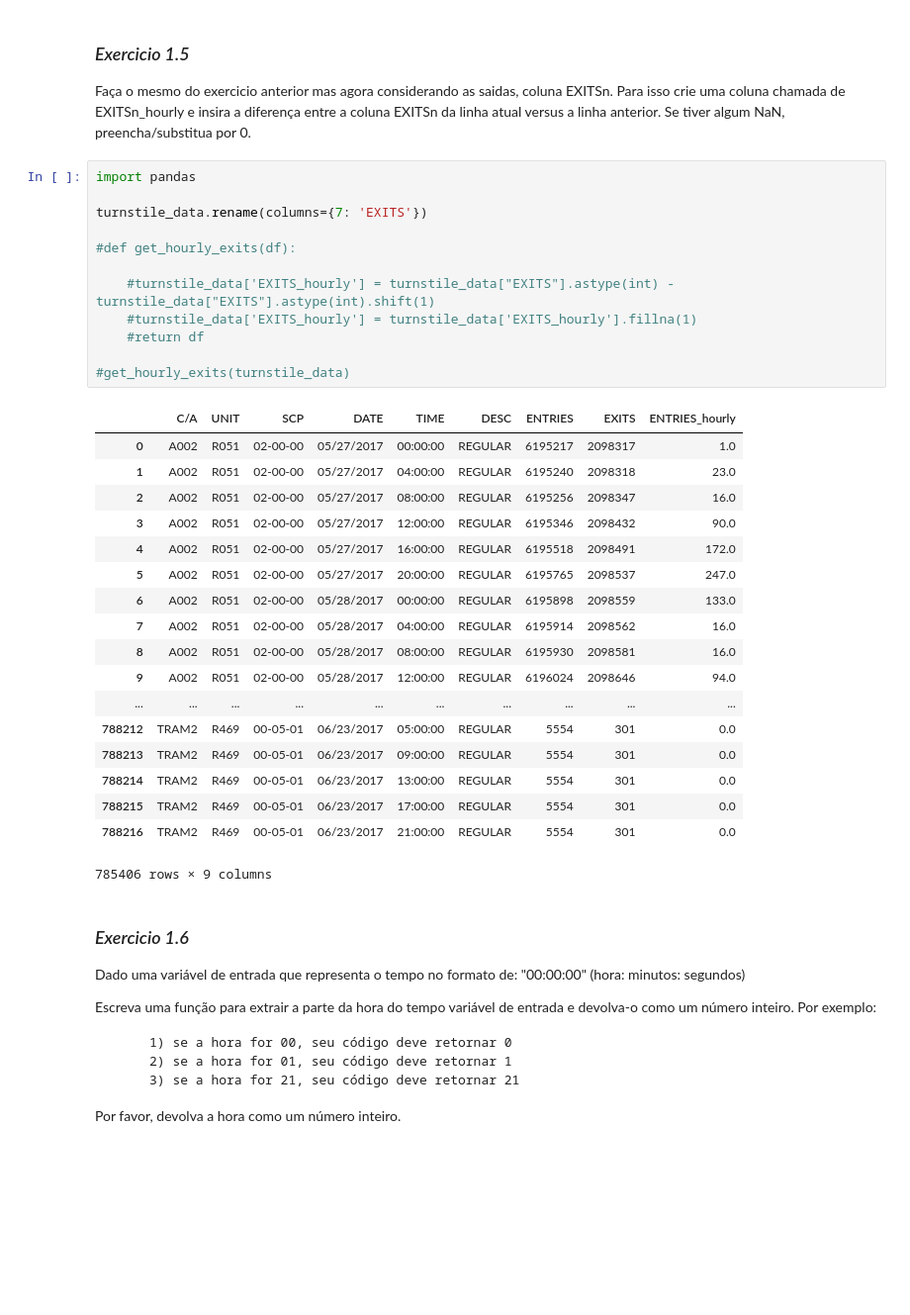
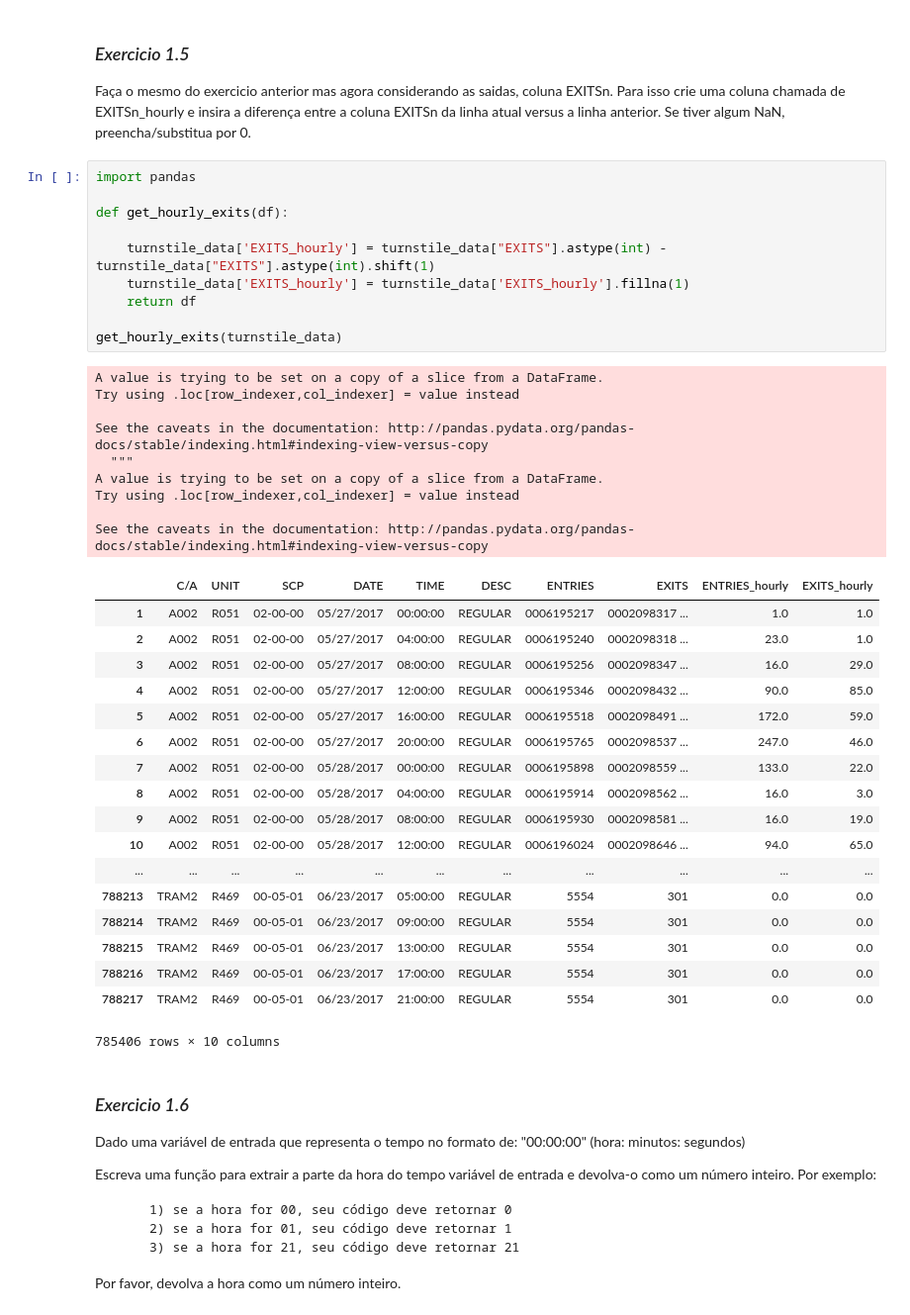
Before and after one commit to mlamarques/Analisando-dados-do-Metro-de-NY, a Jupyter notebook: analyzing-subway-data-ndfdsi.ipynb, the cells around one changed output. Shown at 99% size. Saved outputs shown, nothing was run; the diff lists cells and outputs as text; blank space fills up the shorter version.

```diff
--- a/analyzing-subway-data-ndfdsi.ipynb
+++ b/analyzing-subway-data-ndfdsi.ipynb
@@ -321,34 +321,41 @@ Para isso crie uma coluna chamada de EXITSn_hourly e insira a diferença entre a
 # %%
 import pandas
 
-turnstile_data.rename(columns={7: 'EXITS'})
+def get_hourly_exits(df):
 
-#def get_hourly_exits(df):
+    turnstile_data['EXITS_hourly'] = turnstile_data["EXITS"].astype(int) - turnstile_data["EXITS"].astype(int).shift(1)
+    turnstile_data['EXITS_hourly'] = turnstile_data['EXITS_hourly'].fillna(1)
+    return df
 
-    #turnstile_data['EXITS_hourly'] = turnstile_data["EXITS"].astype(int) - turnstile_data["EXITS"].astype(int).shift(1)
-    #turnstile_data['EXITS_hourly'] = turnstile_data['EXITS_hourly'].fillna(1)
-    #return df
-
-#get_hourly_exits(turnstile_data)
+get_hourly_exits(turnstile_data)
 # %% [output]
+A value is trying to be set on a copy of a slice from a DataFrame.
+Try using .loc[row_indexer,col_indexer] = value instead
+
+See the caveats in the documentation: http://pandas.pydata.org/pandas-docs/stable/indexing.html#indexing-view-versus-copy
+  """
+A value is trying to be set on a copy of a slice from a DataFrame.
+Try using .loc[row_indexer,col_indexer] = value instead
+
+See the caveats in the documentation: http://pandas.pydata.org/pandas-docs/stable/indexing.html#indexing-view-versus-copy
-|  | C/A | UNIT | SCP | DATE | TIME | DESC | ENTRIES | EXITS | ENTRIES_hourly |
-| 0 | A002 | R051 | 02-00-00 | 05/27/2017 | 00:00:00 | REGULAR | 6195217 | 2098317 | 1.0 |
-| 1 | A002 | R051 | 02-00-00 | 05/27/2017 | 04:00:00 | REGULAR | 6195240 | 2098318 | 23.0 |
-| 2 | A002 | R051 | 02-00-00 | 05/27/2017 | 08:00:00 | REGULAR | 6195256 | 2098347 | 16.0 |
-| 3 | A002 | R051 | 02-00-00 | 05/27/2017 | 12:00:00 | REGULAR | 6195346 | 2098432 | 90.0 |
-| 4 | A002 | R051 | 02-00-00 | 05/27/2017 | 16:00:00 | REGULAR | 6195518 | 2098491 | 172.0 |
-| 5 | A002 | R051 | 02-00-00 | 05/27/2017 | 20:00:00 | REGULAR | 6195765 | 2098537 | 247.0 |
-| 6 | A002 | R051 | 02-00-00 | 05/28/2017 | 00:00:00 | REGULAR | 6195898 | 2098559 | 133.0 |
-| 7 | A002 | R051 | 02-00-00 | 05/28/2017 | 04:00:00 | REGULAR | 6195914 | 2098562 | 16.0 |
-| 8 | A002 | R051 | 02-00-00 | 05/28/2017 | 08:00:00 | REGULAR | 6195930 | 2098581 | 16.0 |
-| 9 | A002 | R051 | 02-00-00 | 05/28/2017 | 12:00:00 | REGULAR | 6196024 | 2098646 | 94.0 |
-| ... | ... | ... | ... | ... | ... | ... | ... | ... | ... |
-| 788212 | TRAM2 | R469 | 00-05-01 | 06/23/2017 | 05:00:00 | REGULAR | 5554 | 301 | 0.0 |
-| 788213 | TRAM2 | R469 | 00-05-01 | 06/23/2017 | 09:00:00 | REGULAR | 5554 | 301 | 0.0 |
-| 788214 | TRAM2 | R469 | 00-05-01 | 06/23/2017 | 13:00:00 | REGULAR | 5554 | 301 | 0.0 |
-| 788215 | TRAM2 | R469 | 00-05-01 | 06/23/2017 | 17:00:00 | REGULAR | 5554 | 301 | 0.0 |
-| 788216 | TRAM2 | R469 | 00-05-01 | 06/23/2017 | 21:00:00 | REGULAR | 5554 | 301 | 0.0 |
+|  | C/A | UNIT | SCP | DATE | TIME | DESC | ENTRIES | EXITS | ENTRIES_hourly | EXITS_hourly |
+| 1 | A002 | R051 | 02-00-00 | 05/27/2017 | 00:00:00 | REGULAR | 0006195217 | 0002098317 ... | 1.0 | 1.0 |
+| 2 | A002 | R051 | 02-00-00 | 05/27/2017 | 04:00:00 | REGULAR | 0006195240 | 0002098318 ... | 23.0 | 1.0 |
+| 3 | A002 | R051 | 02-00-00 | 05/27/2017 | 08:00:00 | REGULAR | 0006195256 | 0002098347 ... | 16.0 | 29.0 |
+| 4 | A002 | R051 | 02-00-00 | 05/27/2017 | 12:00:00 | REGULAR | 0006195346 | 0002098432 ... | 90.0 | 85.0 |
+| 5 | A002 | R051 | 02-00-00 | 05/27/2017 | 16:00:00 | REGULAR | 0006195518 | 0002098491 ... | 172.0 | 59.0 |
+| 6 | A002 | R051 | 02-00-00 | 05/27/2017 | 20:00:00 | REGULAR | 0006195765 | 0002098537 ... | 247.0 | 46.0 |
+| 7 | A002 | R051 | 02-00-00 | 05/28/2017 | 00:00:00 | REGULAR | 0006195898 | 0002098559 ... | 133.0 | 22.0 |
+| 8 | A002 | R051 | 02-00-00 | 05/28/2017 | 04:00:00 | REGULAR | 0006195914 | 0002098562 ... | 16.0 | 3.0 |
+| 9 | A002 | R051 | 02-00-00 | 05/28/2017 | 08:00:00 | REGULAR | 0006195930 | 0002098581 ... | 16.0 | 19.0 |
+| 10 | A002 | R051 | 02-00-00 | 05/28/2017 | 12:00:00 | REGULAR | 0006196024 | 0002098646 ... | 94.0 | 65.0 |
+| ... | ... | ... | ... | ... | ... | ... | ... | ... | ... | ... |
+| 788213 | TRAM2 | R469 | 00-05-01 | 06/23/2017 | 05:00:00 | REGULAR | 5554 | 301 | 0.0 | 0.0 |
+| 788214 | TRAM2 | R469 | 00-05-01 | 06/23/2017 | 09:00:00 | REGULAR | 5554 | 301 | 0.0 | 0.0 |
+| 788215 | TRAM2 | R469 | 00-05-01 | 06/23/2017 | 13:00:00 | REGULAR | 5554 | 301 | 0.0 | 0.0 |
+| 788216 | TRAM2 | R469 | 00-05-01 | 06/23/2017 | 17:00:00 | REGULAR | 5554 | 301 | 0.0 | 0.0 |
+| 788217 | TRAM2 | R469 | 00-05-01 | 06/23/2017 | 21:00:00 | REGULAR | 5554 | 301 | 0.0 | 0.0 |
-785406 rows × 9 columns
+785406 rows × 10 columns
 # %% [markdown]
 ### *Exercicio 1.6*
 
```
Also changed, not shown: parts of 5 cells of this notebook, 1 other file.
